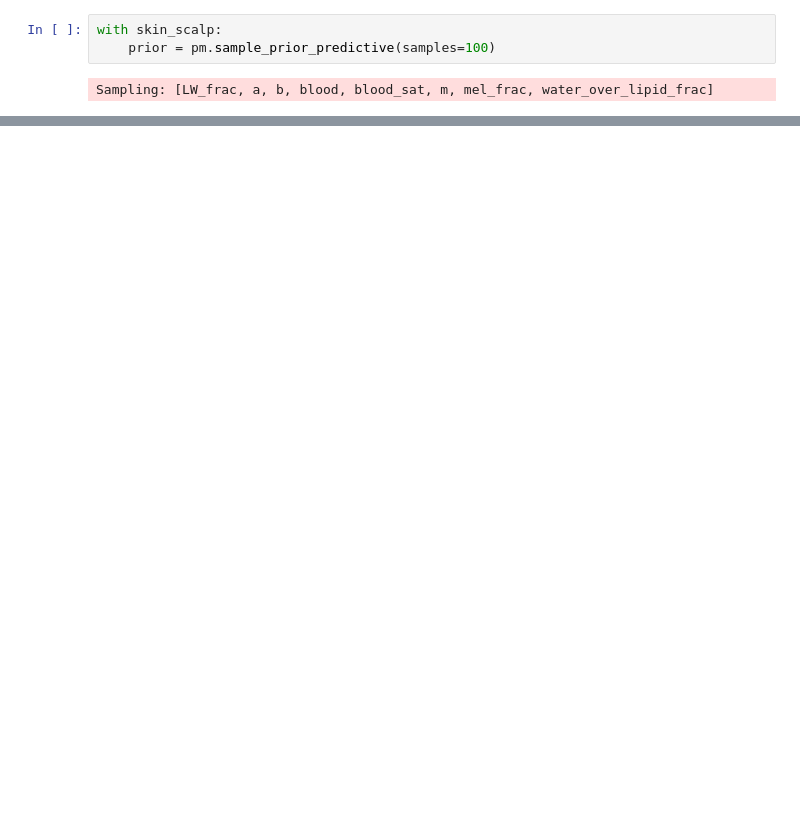
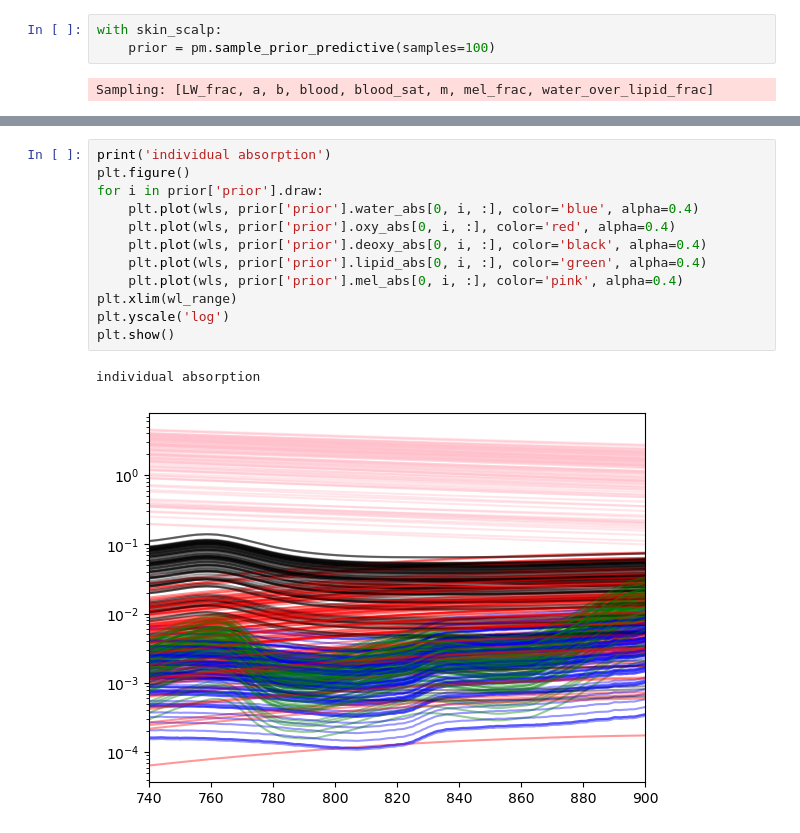
Before and after one commit to sebmorris/mcml-analysis, a Jupyter notebook: priors.ipynb, the cells around one changed output, grey strips where cells are left out. Drawn from its saved outputs; the diff is of its cells as text; blank space fills up the shorter version.

```diff
--- a/priors.ipynb
+++ b/priors.ipynb
@@ -79,0 +98,15 @@ scattering
+# %%
+print('individual absorption')
+plt.figure()
+for i in prior['prior'].draw:
+    plt.plot(wls, prior['prior'].water_abs[0, i, :], color='blue', alpha=0.4)
+    plt.plot(wls, prior['prior'].oxy_abs[0, i, :], color='red', alpha=0.4)
+    plt.plot(wls, prior['prior'].deoxy_abs[0, i, :], color='black', alpha=0.4)
+    plt.plot(wls, prior['prior'].lipid_abs[0, i, :], color='green', alpha=0.4)
+    plt.plot(wls, prior['prior'].mel_abs[0, i, :], color='pink', alpha=0.4)
+plt.xlim(wl_range)
+plt.yscale('log')
+plt.show()
+# %% [output]
+individual absorption
+[figure, added]
```
Also changed, not shown: parts of 4 cells of this notebook, 9 other files.
